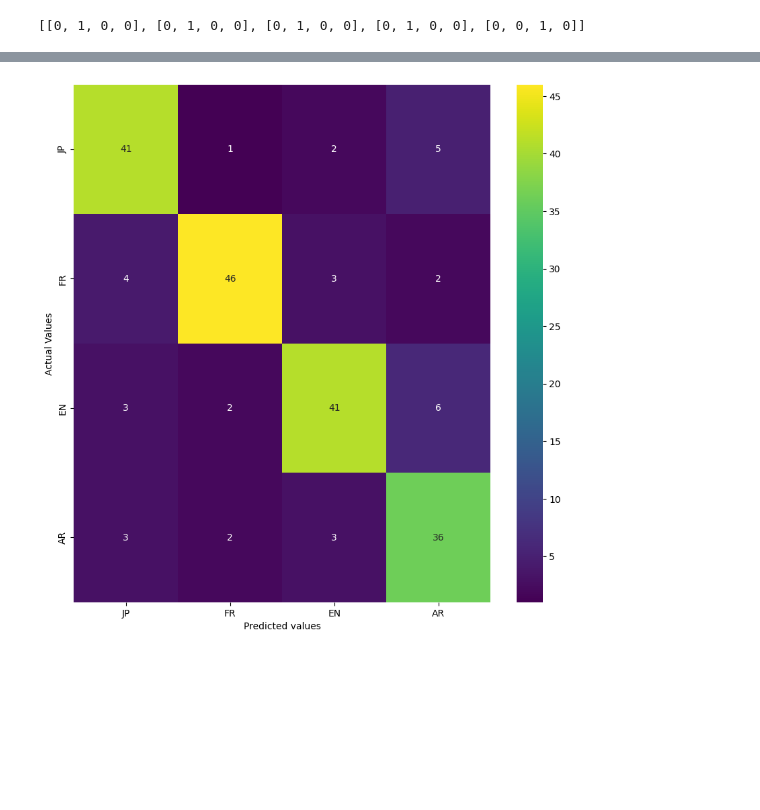
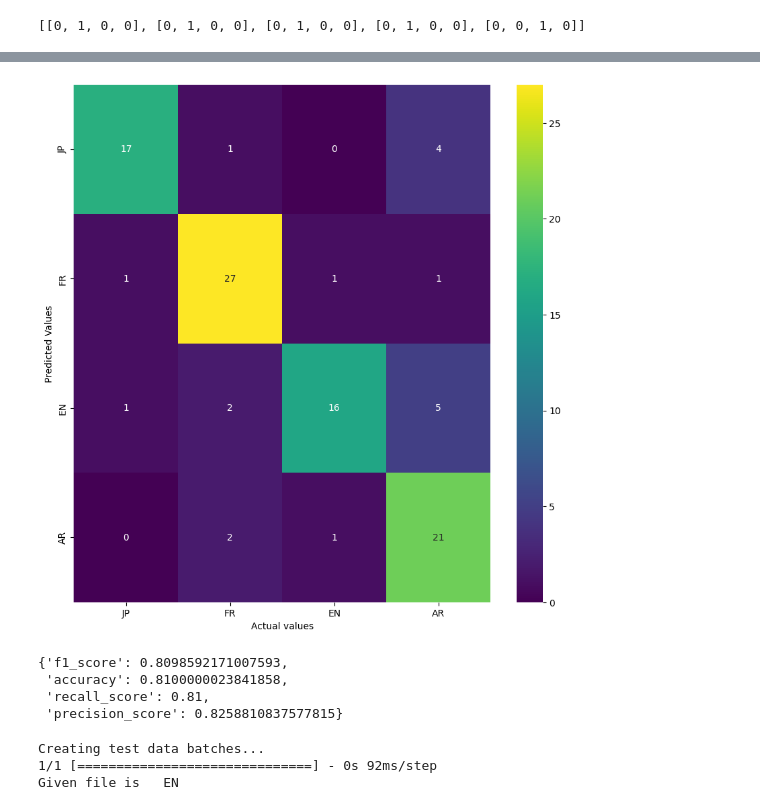
Before and after one commit to AviralSingh2003/Language-Detector, a Jupyter notebook: LanguageClassification.ipynb, the cells around one changed output, grey strips where cells are left out. Drawn from its saved outputs; the diff is of its cells as text; code cells hidden in the pictures; blank space fills up the shorter version.

```diff
--- a/LanguageClassification.ipynb
+++ b/LanguageClassification.ipynb
@@ -127,7 +143,7 @@ X=filenames
 y=boolean_labels
 # %%
 np.random.seed(42)
-X_train,X_val,y_train,y_val=train_test_split(X,y,test_size=0.2)
+X_train,X_val,y_train,y_val=train_test_split(X,y,test_size=0.1)
 # %%
 def crop(file):
   img=cv2.imread(file)
@@ -223,6 +246,7 @@ def create_data_batches(X, y=None, batch_size=BATCH_SIZE, valid_data=False, test
 # %%
 train_data=create_data_batches(X_train,y_train)
 val_data=create_data_batches(X_val,y_val,valid_data=True)
+test_data=create_data_batches(X_val,test_data=True)
 # %% [output]
 Creating training data batches...
 Creating validation data batches...
@@ -309,2 +342,2 @@ NUM_EPOCHS=len(train_data)
 # %%
-model=tf.keras.models.load_model('/content/drive/MyDrive/AudioClassification/Saved Models/cnn_imagenet_model.keras',custom_objects={'KerasLayer': hub.KerasLayer})
+model=tf.keras.models.load_model('/content/drive/MyDrive/AudioClassification/Saved Models/cnn_imagenet_model.h5',custom_objects={'KerasLayer': hub.KerasLayer})
@@ -311,3 +352,3 @@ model=tf.keras.models.load_model('/content/drive/MyDrive/AudioClassification/Sav
 # %%
-predictions=model.predict(val_data,verbose=1)
+predictions=model.predict(test_data,verbose=1)
 # %% [output]
@@ -353,9 +401,9 @@ array([1, 1, 1, 1, 2, 1, 1, 1, 0, 3, 0, 3, 1, 0, 0, 0, 2, 0, 0, 2, 1, 3,
 # %%
 conf_mat=confusion_matrix(y_pred=np.argmax(final_predictions,axis=1),y_true=np.argmax(y_val,axis=1))
 fig,ax=plt.subplots(figsize=(10,10))
 ax=sns.heatmap(pd.DataFrame(data=conf_mat,columns=['JP','FR','EN','AR'],index=['JP','FR','EN','AR']),annot=True,fmt='d',cmap='viridis')
-plt.xlabel('Predicted values')
-plt.ylabel('Actual Values')
+plt.xlabel('Actual values')
+plt.ylabel('Predicted Values')
 plt.show()
 # %% [output]
-[figure, old version]
+[figure, new version]
@@ -361,0 +429,9 @@ plt.show()
+# %%
+scorelist=score(ypreds=final_predictions,ytrue=y_val,accuracy=eval[1])
+#plot_score(scorelist)
+scorelist
+# %% [output]
+{'f1_score': 0.8098592171007593,
+ 'accuracy': 0.8100000023841858,
+ 'recall_score': 0.81,
+ 'precision_score': 0.8258810837577815}
@@ -361,0 +451,8 @@ plt.show()
+# %%
+img=create_data_batches(X=['Test_Spec.png'],test_data=True,batch_size=1)
+predictions=model.predict(img)
+print('Given file is  ',unique[np.argmax(predictions)])
+# %% [output]
+Creating test data batches...
+1/1 [==============================] - 0s 92ms/step
+Given file is   EN
```
Also changed, not shown: parts of 30 cells of this notebook.
